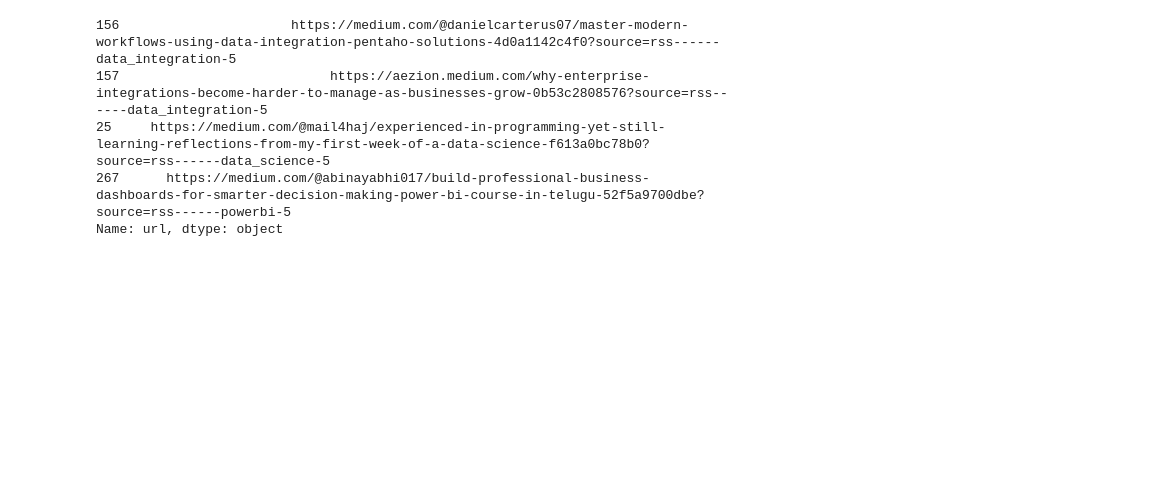
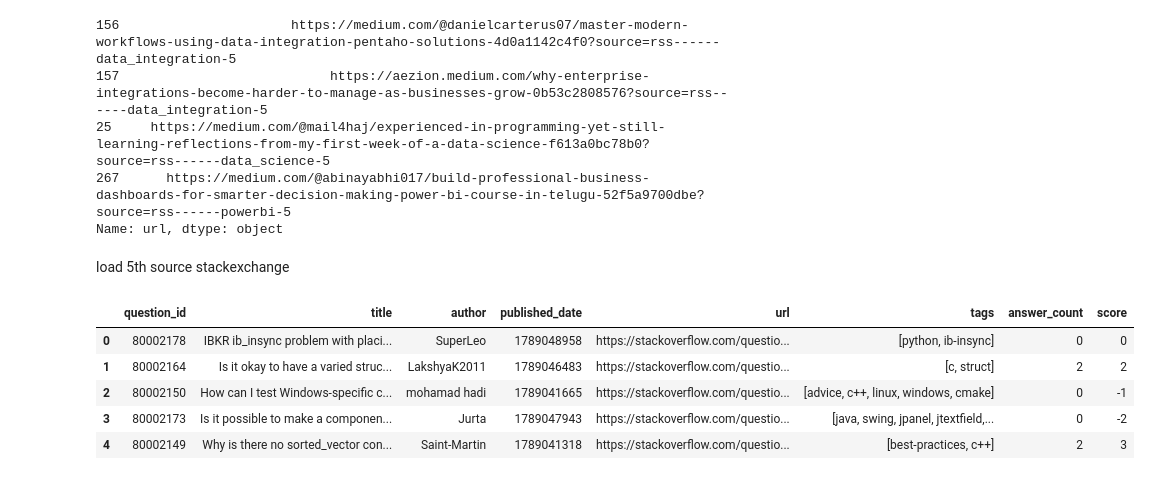
Before and after one commit to AzamAlzahrani/FOMOless, a Jupyter notebook: notebooks/02_profile_clean.ipynb, the cells around one changed output. Cells and saved outputs as stored; diff of their text form; code cells hidden in the pictures; blank space fills up the shorter version.

Commit message:
added StackExchange source was clean

```diff
--- a/notebooks/02_profile_clean.ipynb
+++ b/notebooks/02_profile_clean.ipynb
@@ -387,3 +389,16 @@ print(dupe_summaries["url"])
 25     https://medium.com/@mail4haj/experienced-in-programming-yet-still-learning-reflections-from-my-first-week-of-a-data-science-f613a0bc78b0?source=rss------data_science-5
 267      https://medium.com/@abinayabhi017/build-professional-business-dashboards-for-smarter-decision-making-power-bi-course-in-telugu-52f5a9700dbe?source=rss------powerbi-5
 Name: url, dtype: object
+# %% [markdown]
+load 5th source stackexchange
+# %%
+stackexchange_file_path = "../data/raw/StackExchange_10-9-26_692_records.json"
+df_stackexchange = pd.read_json(stackexchange_file_path)
+df_stackexchange.head()
+# %% [output]
+|  | question_id | title | author | published_date | url | tags | answer_count | score |
+| 0 | 80002178 | IBKR ib_insync problem with placi... | SuperLeo | 1789048958 | https://stackoverflow.com/questio... | [python, ib-insync] | 0 | 0 |
+| 1 | 80002164 | Is it okay to have a varied struc... | LakshyaK2011 | 1789046483 | https://stackoverflow.com/questio... | [c, struct] | 2 | 2 |
+| 2 | 80002150 | How can I test Windows-specific c... | mohamad hadi | 1789041665 | https://stackoverflow.com/questio... | [advice, c++, linux, windows, cmake] | 0 | -1 |
+| 3 | 80002173 | Is it possible to make a componen... | Jurta | 1789047943 | https://stackoverflow.com/questio... | [java, swing, jpanel, jtextfield,... | 0 | -2 |
+| 4 | 80002149 | Why is there no sorted_vector con... | Saint-Martin | 1789041318 | https://stackoverflow.com/questio... | [best-practices, c++] | 2 | 3 |
```
Also changed, not shown: parts of 8 cells of this notebook.
